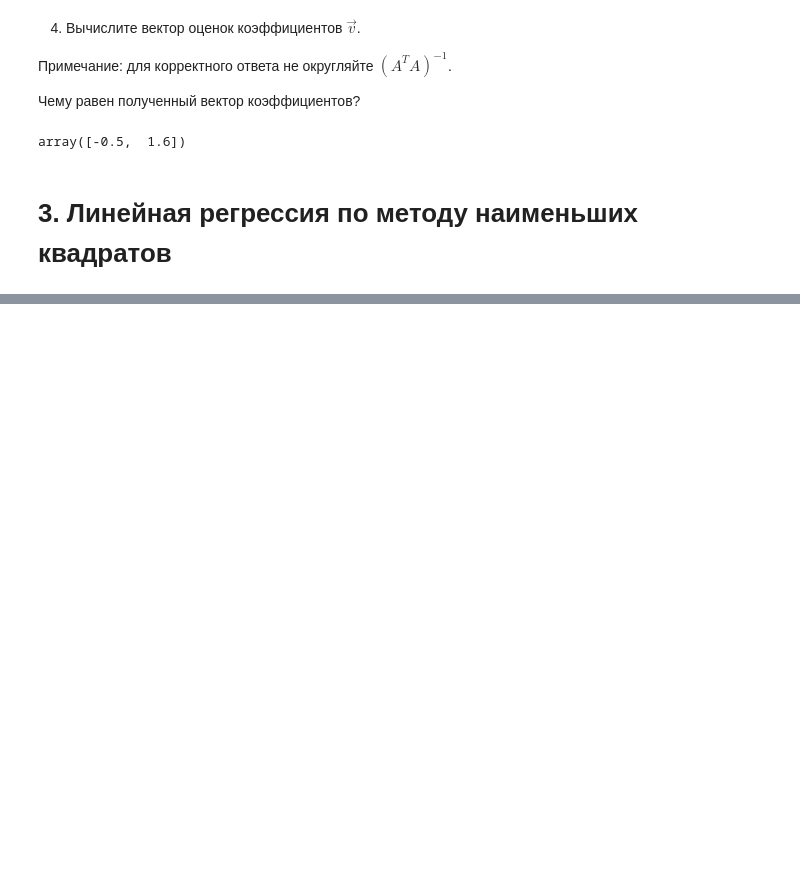
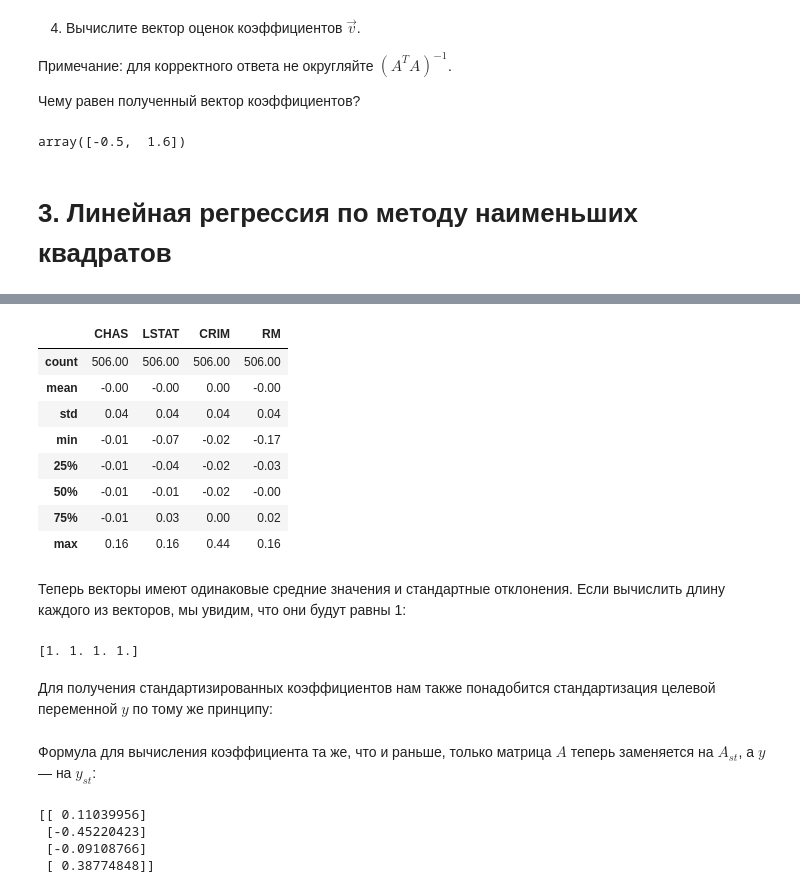
Before and after one commit to Terr14/SF_DS, a Jupyter notebook: SF_DataScience/MATH&ML-2. Линейная алгебра в контексте линейных методов. Часть II/MATH&ML-2. Линейная алгебра в контексте линейных методов. Часть II.ipynb, the cells around one changed output, grey strips where cells are left out. Drawn from its saved outputs; the diff is of its cells as text; code cells hidden in the pictures; blank space fills up the shorter version.

```diff
--- a/SF_DataScience/MATH&ML-2. Линейная алгебра в контексте линейных методов. Часть II/MATH&ML-2. Линейная алгебра в контексте линейных методов. Часть II.ipynb
+++ b/SF_DataScience/MATH&ML-2. Линейная алгебра в контексте линейных методов. Часть II/MATH&ML-2. Линейная алгебра в контексте линейных методов. Часть II.ipynb
@@ -566,0 +1102,27 @@ array([-0.5,  1.6])
+# %%
+# составляем матрицу наблюдений без дополнительного столбца из единиц
+A = boston_data[['CHAS', 'LSTAT', 'CRIM','RM']]
+y = boston_data[['PRICE']]
+# стандартизируем векторы в столбцах матрицы A
+A_cent = A - A.mean()
+A_st = A_cent/np.linalg.norm(A_cent, axis=0)
+A_st.describe().round(2)
+# %% [output]
+|  | CHAS | LSTAT | CRIM | RM |
+| count | 506.00 | 506.00 | 506.00 | 506.00 |
+| mean | -0.00 | -0.00 | 0.00 | -0.00 |
+| std | 0.04 | 0.04 | 0.04 | 0.04 |
+| min | -0.01 | -0.07 | -0.02 | -0.17 |
+| 25% | -0.01 | -0.04 | -0.02 | -0.03 |
+| 50% | -0.01 | -0.01 | -0.02 | -0.00 |
+| 75% | -0.01 | 0.03 | 0.00 | 0.02 |
+| max | 0.16 | 0.16 | 0.44 | 0.16 |
+# %% [markdown]
+Теперь векторы имеют одинаковые средние значения и стандартные отклонения. Если вычислить длину каждого из векторов, мы увидим, что они будут равны 1:
+# %%
+print(np.linalg.norm(A_st, axis=0))
+## [1. 1. 1. 1.]
+# %% [output]
+[1. 1. 1. 1.]
+# %% [markdown]
+Для получения стандартизированных коэффициентов нам также понадобится стандартизация целевой переменной $y$ по тому же принципу:
@@ -566,0 +1133,11 @@ array([-0.5,  1.6])
+# %% [markdown]
+Формула для вычисления коэффициента та же, что и раньше, только матрица $A$ теперь заменяется на $A_{st}$, а $y$ — на $y_{st}$:
+# %%
+# вычислим OLS-оценку для стандартизированных коэффициентов
+w_hat_st=np.linalg.inv(A_st.T@A_st)@A_st.T@y_st
+print(w_hat_st.values)
+# %% [output]
+[[ 0.11039956]
+ [-0.45220423]
+ [-0.09108766]
+ [ 0.38774848]]
```
Also changed, not shown: parts of 85 cells of this notebook.
